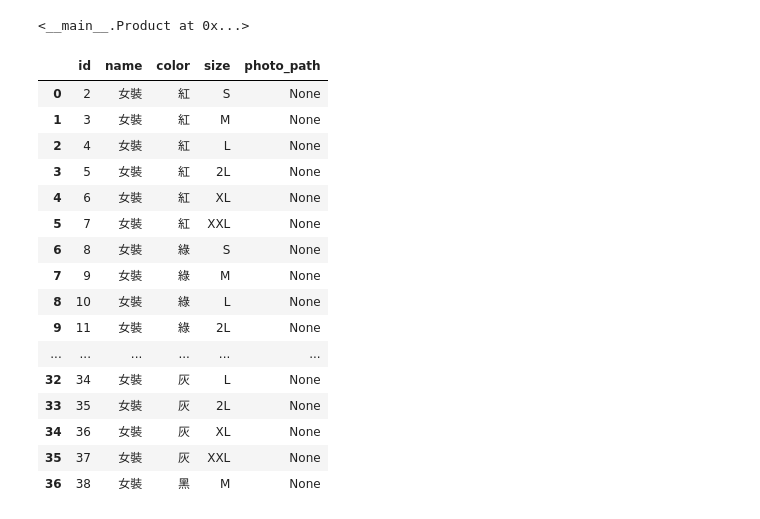
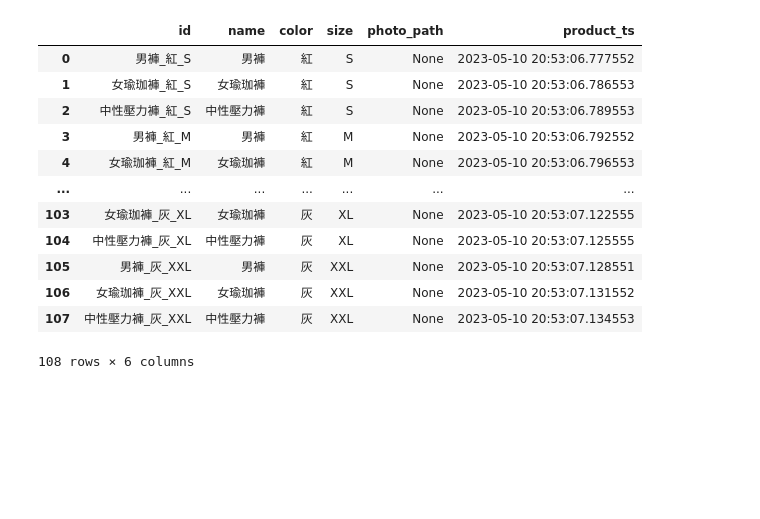
Before and after one commit to codeotter0201/streamlit-sqlite-erp, a Jupyter notebook: test.erp.ipynb, the cells around one changed output. Drawn from its saved outputs; the diff is of its cells as text; code cells hidden in the pictures; blank space fills up the shorter version.

```diff
--- a/test.erp.ipynb
+++ b/test.erp.ipynb
@@ -146,24 +133,0 @@ get_data()
-# %%
-delete_product(1)
-# %% [output]
-<__main__.Product at 0x...>
-# %%
-get_data()
-# %% [output]
-|  | id | name | color | size | photo_path |
-| 0 | 2 | 女裝 | 紅 | S | None |
-| 1 | 3 | 女裝 | 紅 | M | None |
-| 2 | 4 | 女裝 | 紅 | L | None |
-| 3 | 5 | 女裝 | 紅 | 2L | None |
-| 4 | 6 | 女裝 | 紅 | XL | None |
-| 5 | 7 | 女裝 | 紅 | XXL | None |
-| 6 | 8 | 女裝 | 綠 | S | None |
-| 7 | 9 | 女裝 | 綠 | M | None |
-| 8 | 10 | 女裝 | 綠 | L | None |
-| 9 | 11 | 女裝 | 綠 | 2L | None |
-| ... | ... | ... | ... | ... | ... |
-| 32 | 34 | 女裝 | 灰 | L | None |
-| 33 | 35 | 女裝 | 灰 | 2L | None |
-| 34 | 36 | 女裝 | 灰 | XL | None |
-| 35 | 37 | 女裝 | 灰 | XXL | None |
-| 36 | 38 | 女裝 | 黑 | M | None |
@@ -169,0 +146,16 @@ get_data()
+# %%
+get_product_data()
+# %% [output]
+|  | id | name | color | size | photo_path | product_ts |
+| 0 | 男褲_紅_S | 男褲 | 紅 | S | None | 2023-05-10 20:53:06.777552 |
+| 1 | 女瑜珈褲_紅_S | 女瑜珈褲 | 紅 | S | None | 2023-05-10 20:53:06.786553 |
+| 2 | 中性壓力褲_紅_S | 中性壓力褲 | 紅 | S | None | 2023-05-10 20:53:06.789553 |
+| 3 | 男褲_紅_M | 男褲 | 紅 | M | None | 2023-05-10 20:53:06.792552 |
+| 4 | 女瑜珈褲_紅_M | 女瑜珈褲 | 紅 | M | None | 2023-05-10 20:53:06.796553 |
+| ... | ... | ... | ... | ... | ... | ... |
+| 103 | 女瑜珈褲_灰_XL | 女瑜珈褲 | 灰 | XL | None | 2023-05-10 20:53:07.122555 |
+| 104 | 中性壓力褲_灰_XL | 中性壓力褲 | 灰 | XL | None | 2023-05-10 20:53:07.125555 |
+| 105 | 男褲_灰_XXL | 男褲 | 灰 | XXL | None | 2023-05-10 20:53:07.128551 |
+| 106 | 女瑜珈褲_灰_XXL | 女瑜珈褲 | 灰 | XXL | None | 2023-05-10 20:53:07.131552 |
+| 107 | 中性壓力褲_灰_XXL | 中性壓力褲 | 灰 | XXL | None | 2023-05-10 20:53:07.134553 |
+108 rows × 6 columns
```
Also changed, not shown: parts of 8 cells of this notebook, 2 other files.
